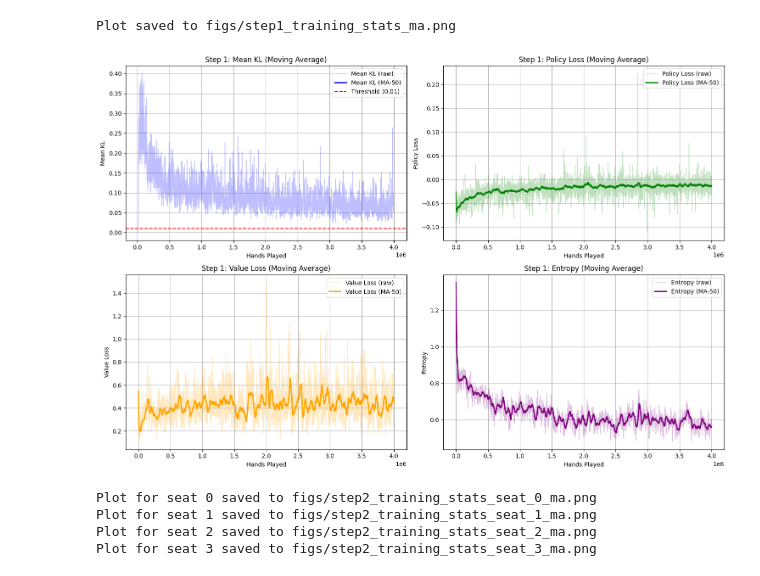
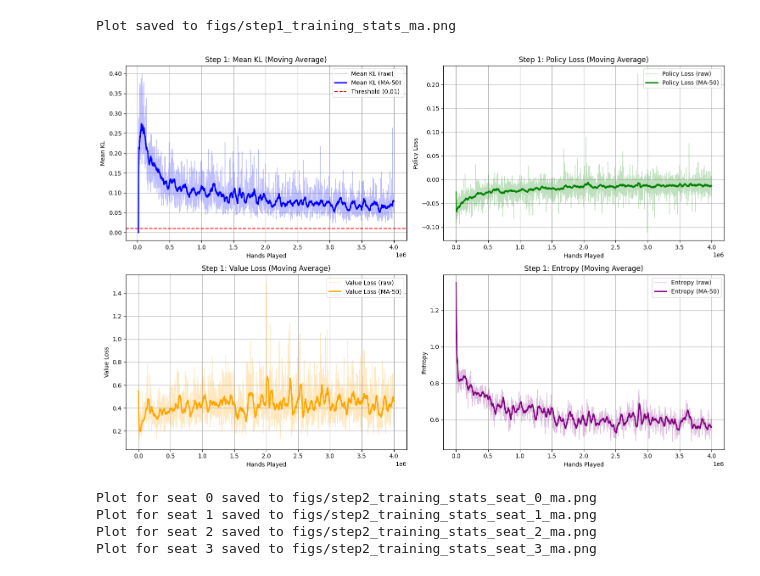
Before and after one commit to JadenMajid/poker-irl, a Jupyter notebook: plotting.ipynb, the cells around one changed output. Saved outputs shown, nothing was run; the diff lists cells and outputs as text; code cells hidden in the pictures.

```diff
--- a/plotting.ipynb
+++ b/plotting.ipynb
@@ -49,20 +50,32 @@ Plot saved to figs/step1_training_stats.png
 # %%
+import math
 import matplotlib.pyplot as plt
 
 def moving_average(values, window):
     if window <= 1:
-        return values[:]
+        return [v if isinstance(v, (int, float)) and math.isfinite(v) else float("nan") for v in values]
 
     ma = []
+    window_vals = []
     running_sum = 0.0
+    running_count = 0
 
-    for i, v in enumerate(values):
-        running_sum += v
-        if i >= window:
-            running_sum -= values[i - window]
+    for v in values:
+        if isinstance(v, (int, float)) and math.isfinite(v):
+            current = float(v)
+            running_sum += current
+            running_count += 1
+        else:
+            current = None
 
-        denom = window if i >= window - 1 else (i + 1)
-        ma.append(running_sum / denom)
+        window_vals.append(current)
+        if len(window_vals) > window:
+            old = window_vals.pop(0)
+            if old is not None:
+                running_sum -= old
+                running_count -= 1
+
+        ma.append(running_sum / running_count if running_count > 0 else float("nan"))
 
     return ma
 # %%
@@ -105,35 +118,35 @@ def plot_step1_stats(log_path, output_path, ma_window=50, show_raw=True):
             color=info["color"],
             linewidth=2.2,
             label=f"{info['label']} (MA-{ma_window})"
         )
 
         axes[i].set_xlabel("Hands Played")
         axes[i].set_ylabel(info["label"])
         axes[i].set_title(f"Step 1: {info['label']} (Moving Average)")
         axes[i].grid(True)
 
         if "threshold" in info:
             axes[i].axhline(
                 y=info["threshold"],
                 color="red",
                 linestyle="--",
                 linewidth=1.5,
                 label=f"Threshold ({info['threshold']})"
             )
 
         axes[i].legend()
 
     plt.tight_layout()
     plt.savefig(output_path, dpi=150)
     print(f"Plot saved to {output_path}")
 
 LOG_FILE = "checkpoints/base_training_log.json"
 OUTPUT_FILE = "figs/step1_training_stats_ma.png"
-plot_step1_stats(LOG_FILE, OUTPUT_FILE, ma_window=50, show_raw=True)
+plot_step1_stats(LOG_FILE, OUTPUT_FILE)
 plt.show()
 # %% [output]
 Plot saved to figs/step1_training_stats_ma.png
-[figure, old version]
+[figure, new version]
 # %%
 def plot_step2_stats(log_path, output_dir, ma_window=50, show_raw=True):
     if not os.path.exists(log_path):
```
Also changed, not shown: parts of 2 cells of this notebook, 30 other files.
